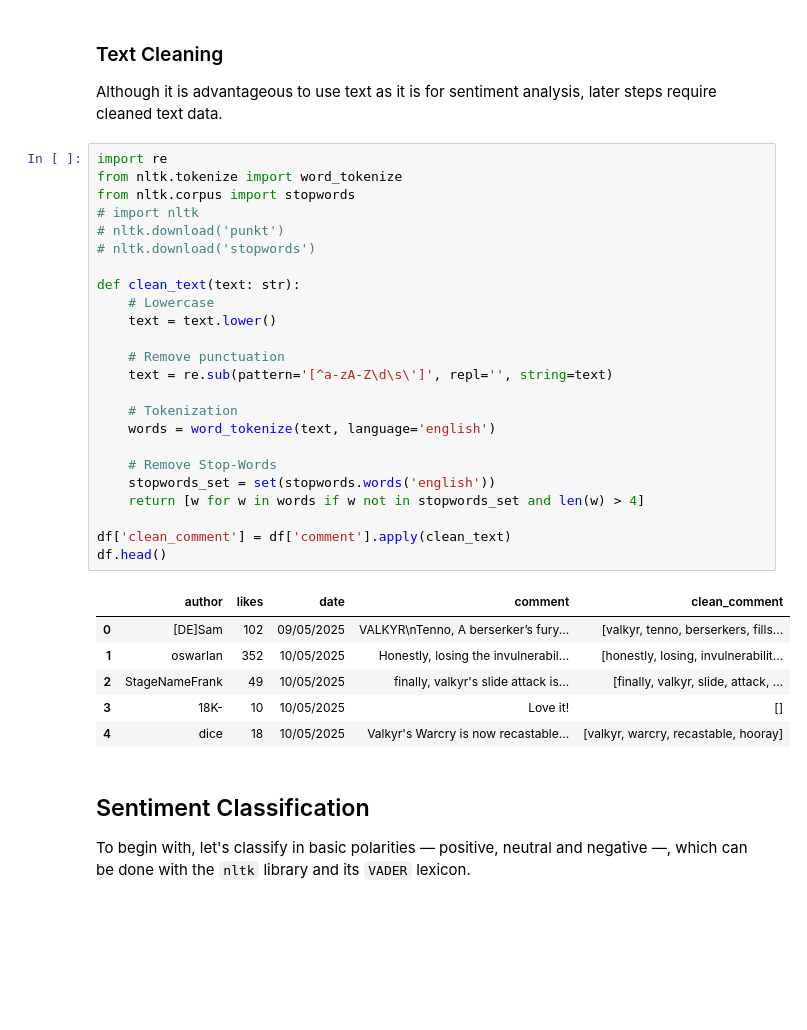
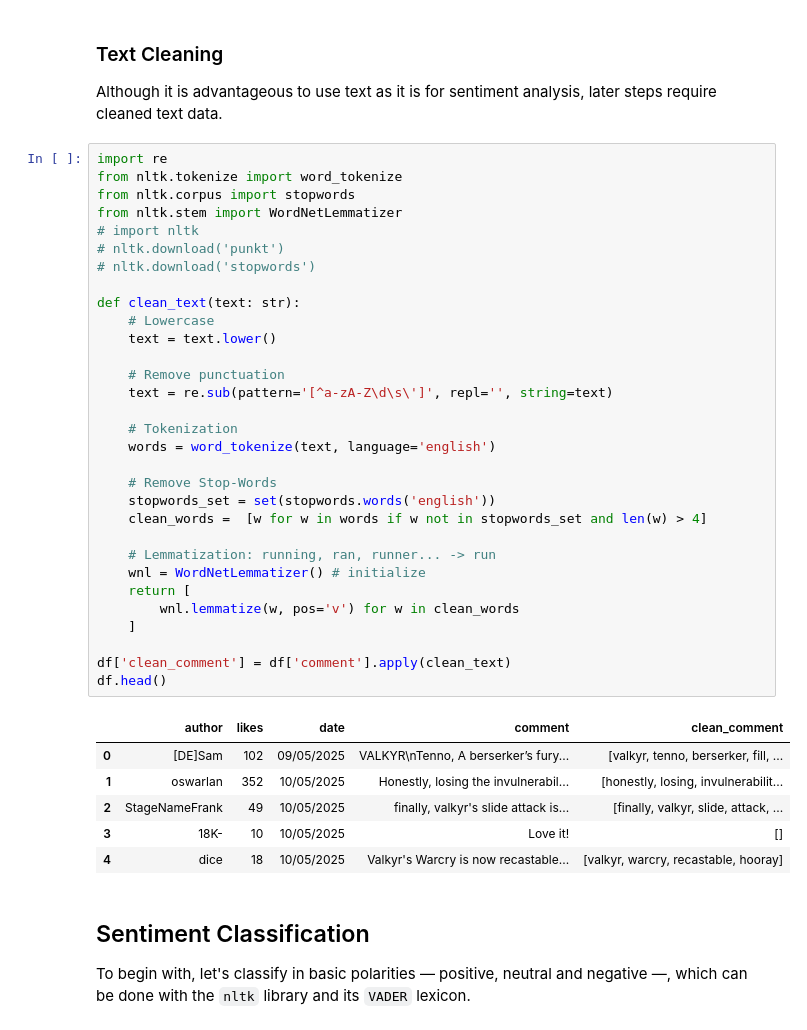
Before and after one commit to DomingoPC/Sentiment-Analysis-Warframe, a Jupyter notebook: sentiment-analysis.ipynb, the cells around one changed output. Cells and saved outputs as stored; diff of their text form; blank space fills up the shorter version.

```diff
--- a/sentiment-analysis.ipynb
+++ b/sentiment-analysis.ipynb
@@ -80,30 +80,37 @@ Although it is advantageous to use text as it is for sentiment analysis, later s
 # %%
 import re
 from nltk.tokenize import word_tokenize
 from nltk.corpus import stopwords
+from nltk.stem import WordNetLemmatizer
 # import nltk
 # nltk.download('punkt')
 # nltk.download('stopwords')
 
 def clean_text(text: str):
     # Lowercase
     text = text.lower()
 
     # Remove punctuation
     text = re.sub(pattern='[^a-zA-Z\d\s\']', repl='', string=text)
 
     # Tokenization
     words = word_tokenize(text, language='english')
 
     # Remove Stop-Words
     stopwords_set = set(stopwords.words('english'))
-    return [w for w in words if w not in stopwords_set and len(w) > 4]
+    clean_words =  [w for w in words if w not in stopwords_set and len(w) > 4]
+
+    # Lemmatization: running, ran, runner... -> run
+    wnl = WordNetLemmatizer() # initialize
+    return [
+        wnl.lemmatize(w, pos='v') for w in clean_words
+    ]
 
 df['clean_comment'] = df['comment'].apply(clean_text)
 df.head()
 # %% [output]
 |  | author | likes | date | comment | clean_comment |
-| 0 | [DE]Sam | 102 | 09/05/2025 | VALKYR\nTenno, A berserker’s fury... | [valkyr, tenno, berserkers, fills... |
+| 0 | [DE]Sam | 102 | 09/05/2025 | VALKYR\nTenno, A berserker’s fury... | [valkyr, tenno, berserker, fill, ... |
 | 1 | oswarlan | 352 | 10/05/2025 | Honestly, losing the invulnerabil... | [honestly, losing, invulnerabilit... |
 | 2 | StageNameFrank | 49 | 10/05/2025 | finally, valkyr's slide attack is... | [finally, valkyr, slide, attack, ... |
 | 3 | 18K- | 10 | 10/05/2025 | Love it! | [] |
```
Also changed, not shown: parts of 6 cells of this notebook.
